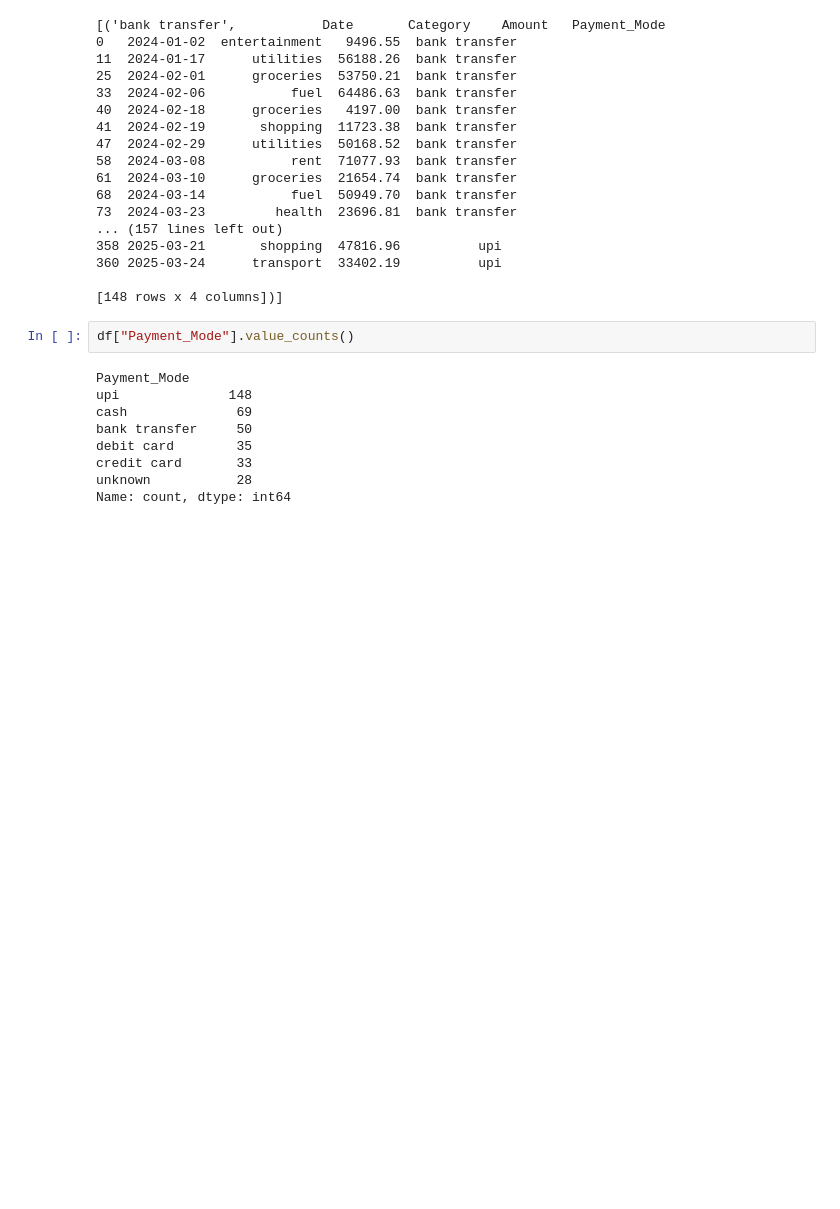
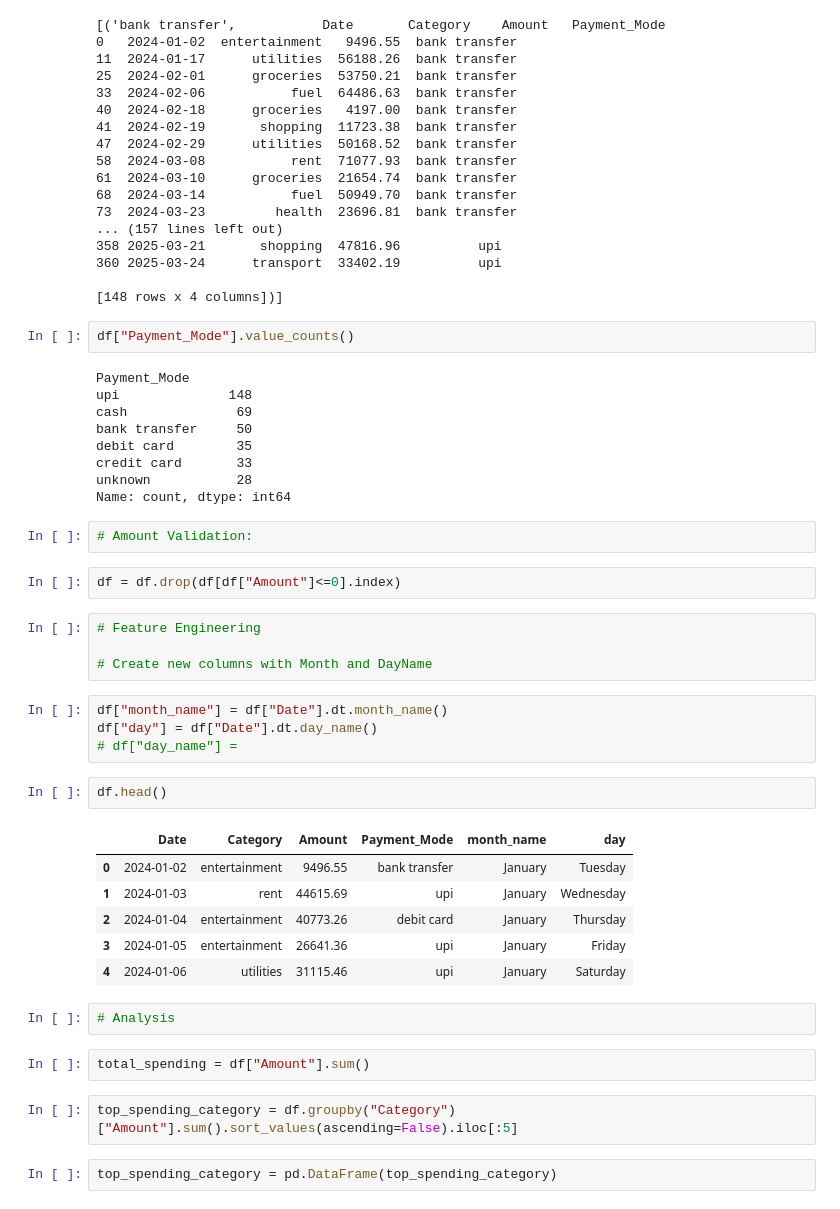
Before and after one commit to dipak1920basnet/Daily_Expense_Tracker, a Jupyter notebook: expense_tracker.ipynb, the cells around one changed output. Drawn from its saved outputs; the diff is of its cells as text; blank space fills up the shorter version.

```diff
--- a/expense_tracker.ipynb
+++ b/expense_tracker.ipynb
@@ -239,3 +246,32 @@ debit card        35
 credit card       33
 unknown           28
 Name: count, dtype: int64
+# %%
+# Amount Validation:
+# %%
+df = df.drop(df[df["Amount"]<=0].index)
+# %%
+# Feature Engineering
+
+# Create new columns with Month and DayName
+# %%
+df["month_name"] = df["Date"].dt.month_name()
+df["day"] = df["Date"].dt.day_name()
+# df["day_name"] =
+# %%
+df.head()
+# %% [output]
+|  | Date | Category | Amount | Payment_Mode | month_name | day |
+| 0 | 2024-01-02 | entertainment | 9496.55 | bank transfer | January | Tuesday |
+| 1 | 2024-01-03 | rent | 44615.69 | upi | January | Wednesday |
+| 2 | 2024-01-04 | entertainment | 40773.26 | debit card | January | Thursday |
+| 3 | 2024-01-05 | entertainment | 26641.36 | upi | January | Friday |
+| 4 | 2024-01-06 | utilities | 31115.46 | upi | January | Saturday |
+# %%
+# Analysis
+# %%
+total_spending = df["Amount"].sum()
+# %%
+top_spending_category = df.groupby("Category")["Amount"].sum().sort_values(ascending=False).iloc[:5]
+# %%
+top_spending_category = pd.DataFrame(top_spending_category)
```
Also changed, not shown: parts of 8 cells of this notebook.
